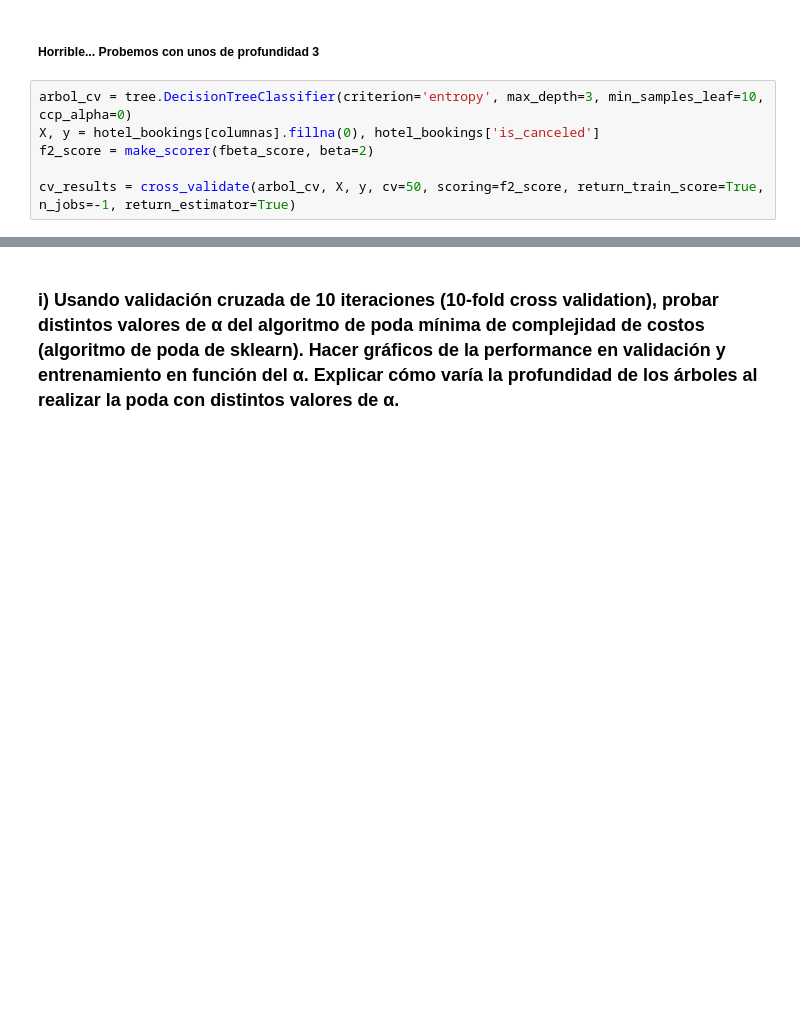
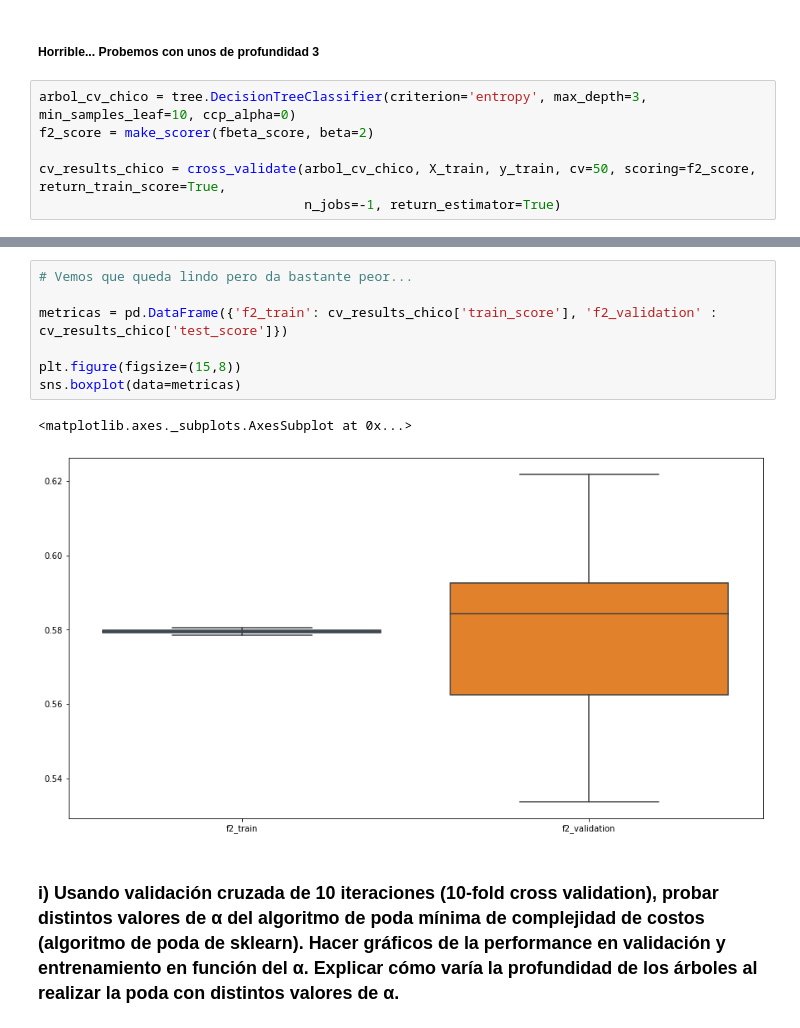
Before and after one commit to Bati-bot/TPAA, a Jupyter notebook: analisis_reservas.ipynb, the cells around one changed output, grey strips where cells are left out. Cells and saved outputs as stored; diff of their text form; blank space fills up the shorter version.

Commit message:
agrego busqueda del hiperparametro alpha

```diff
--- a/analisis_reservas.ipynb
+++ b/analisis_reservas.ipynb
@@ -891,10 +958,10 @@ plot = tree.plot_tree(best_model, filled=True)
 # %% [markdown]
 ##### Horrible... Probemos con unos de profundidad 3
 # %%
-arbol_cv = tree.DecisionTreeClassifier(criterion='entropy', max_depth=3, min_samples_leaf=10, ccp_alpha=0)
-X, y = hotel_bookings[columnas].fillna(0), hotel_bookings['is_canceled']
+arbol_cv_chico = tree.DecisionTreeClassifier(criterion='entropy', max_depth=3, min_samples_leaf=10, ccp_alpha=0)
 f2_score = make_scorer(fbeta_score, beta=2)
 
-cv_results = cross_validate(arbol_cv, X, y, cv=50, scoring=f2_score, return_train_score=True, n_jobs=-1, return_estimator=True)
+cv_results_chico = cross_validate(arbol_cv_chico, X_train, y_train, cv=50, scoring=f2_score, return_train_score=True,
+                                  n_jobs=-1, return_estimator=True)
 # %%
 # Elijo el mejor modelo con los resultados de test
@@ -909,2 +976,12 @@ plot = tree.plot_tree(best_model, filled=True)
+# %%
+# Vemos que queda lindo pero da bastante peor...
+
+metricas = pd.DataFrame({'f2_train': cv_results_chico['train_score'], 'f2_validation' : cv_results_chico['test_score']})
+
+plt.figure(figsize=(15,8))
+sns.boxplot(data=metricas)
+# %% [output]
+<matplotlib.axes._subplots.AxesSubplot at 0x...>
+[figure, added]
 # %% [markdown]
 ### i) Usando validación cruzada de 10 iteraciones (10-fold cross validation), probar distintos valores de α del algoritmo de poda mínima de complejidad de costos (algoritmo de poda de sklearn). Hacer gráficos de la performance en validación y entrenamiento en función del α. Explicar cómo varía la profundidad de los árboles al realizar la poda con distintos valores de α.
```
Also changed, not shown: parts of 35 cells of this notebook.
